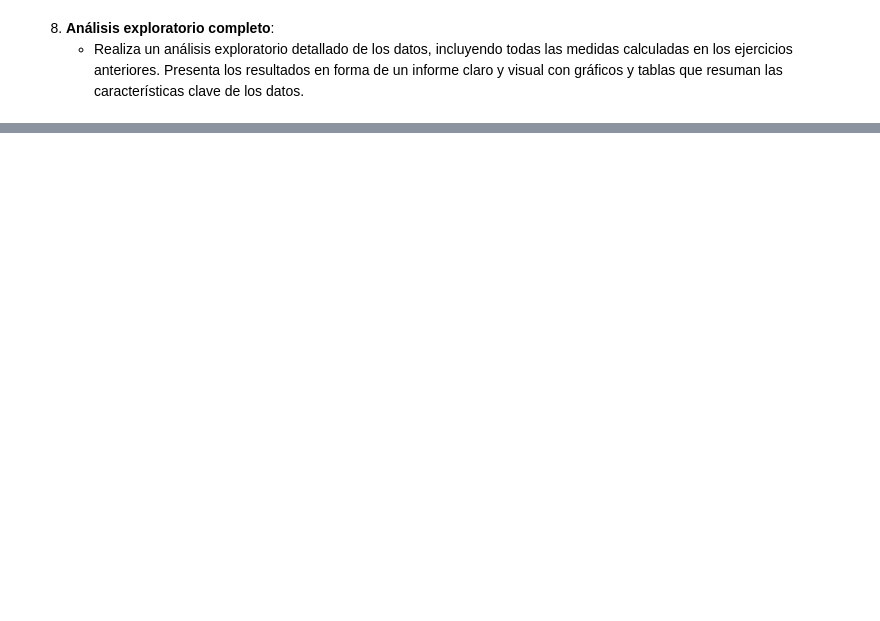
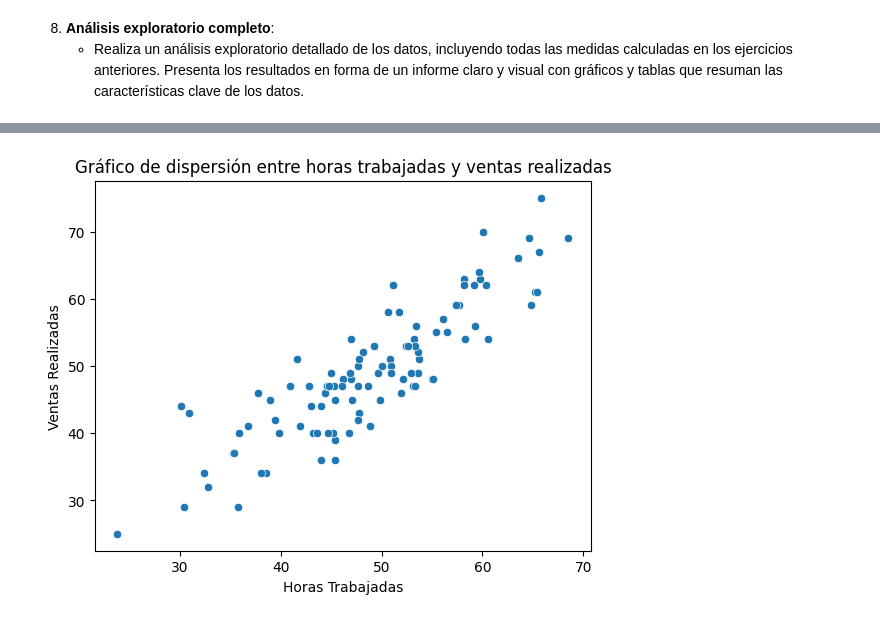
Before and after one commit to SupernovaIa/Laboratorio-Estadistica-descriptiva, a Jupyter notebook: laboratorio-modulo6-leccion01-estadistica-descriptiva.ipynb, the cells around one changed output, grey strips where cells are left out. Cells and saved outputs as stored; diff of their text form; code cells hidden in the pictures; blank space fills up the shorter version.

```diff
--- a/laboratorio-modulo6-leccion01-estadistica-descriptiva.ipynb
+++ b/laboratorio-modulo6-leccion01-estadistica-descriptiva.ipynb
@@ -254,0 +368,12 @@ dtype: float64
+# %%
+# Vemos que el coeficiente de correlación de Pearson es de 0.87, por lo que la correlación es fuerte y positiva
+# Hagamos un gráfico de dispersión para verlo mejor
+
+plt.figure()
+
+sns.scatterplot(x = df['Horas Trabajadas'], y = df['Ventas Realizadas'])
+
+plt.title("Gráfico de dispersión entre horas trabajadas y ventas realizadas")
+plt.show()
+# %% [output]
+[figure, added]
```
Also changed, not shown: parts of 18 cells of this notebook.
